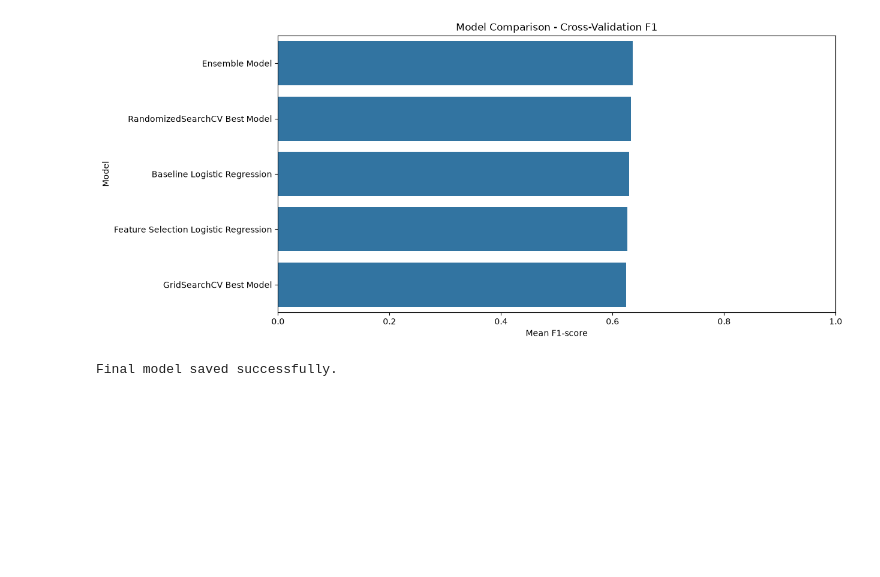
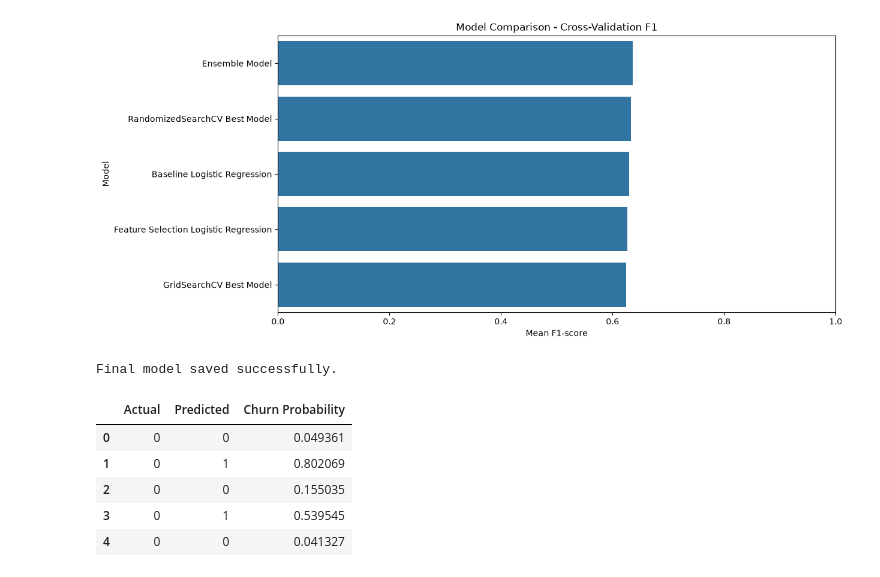
Before and after one commit to wycarol44/azure-ml-foundations, a Jupyter notebook: src/problem12.ipynb, the cells around one changed output. Saved outputs shown, nothing was run; the diff lists cells and outputs as text; code cells hidden in the pictures; blank space fills up the shorter version.

```diff
--- a/src/problem12.ipynb
+++ b/src/problem12.ipynb
@@ -754,4 +754,28 @@ print("Final model saved successfully.")
 # %% [output]
 Final model saved successfully.
 # %%
-@
+# 21. Make Predictions on New Data
+
+# Example: predict on a few customers from the test set
+sample_customers = X_test.head(5)
+
+sample_predictions = final_model.predict(sample_customers)
+
+sample_probabilities = final_model.predict_proba(
+    sample_customers
+)[:, 1]
+
+prediction_results = pd.DataFrame({
+    "Actual": y_test.head(5).values,
+    "Predicted": sample_predictions,
+    "Churn Probability": sample_probabilities
+})
+
+display(prediction_results)
+# %% [output]
+|  | Actual | Predicted | Churn Probability |
+| 0 | 0 | 0 | 0.049361 |
+| 1 | 0 | 1 | 0.802069 |
+| 2 | 0 | 0 | 0.155035 |
+| 3 | 0 | 1 | 0.539545 |
+| 4 | 0 | 0 | 0.041327 |
```
Also changed, not shown: parts of 1 cell of this notebook.
